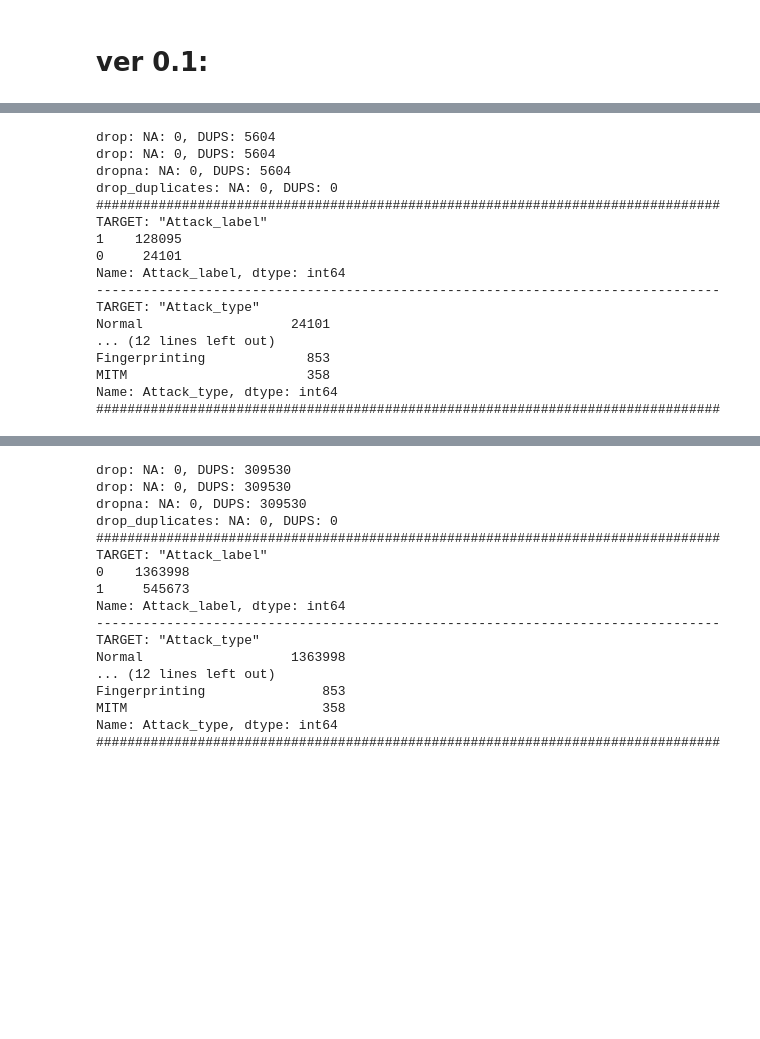
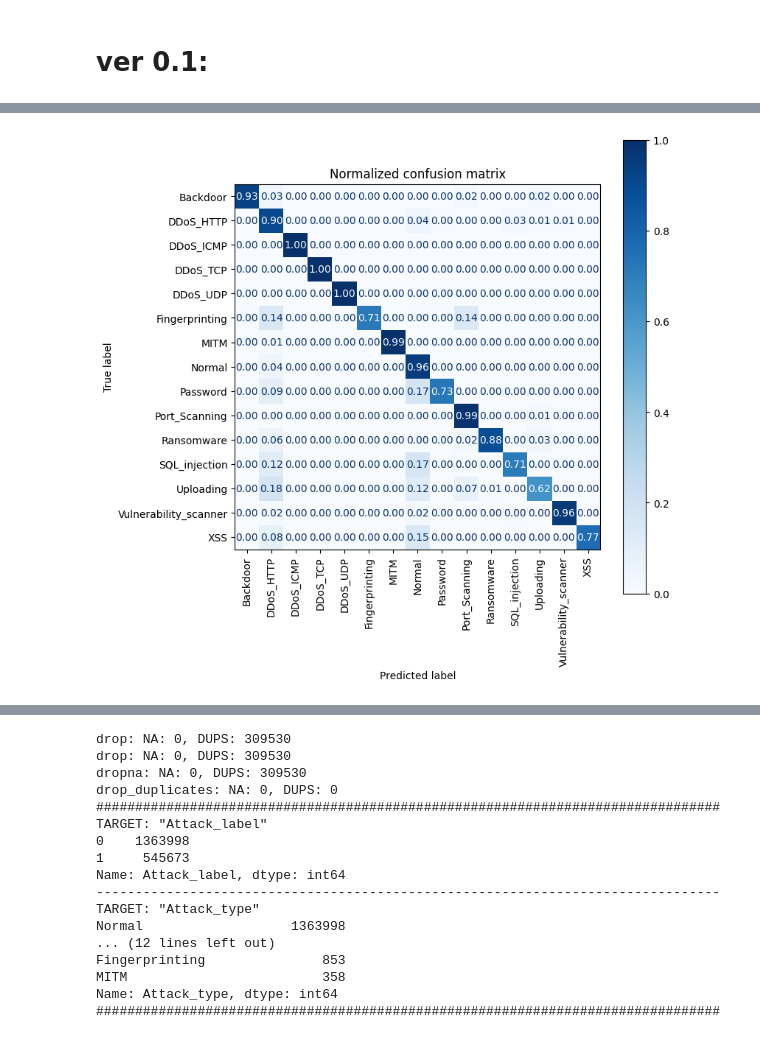
Before and after one commit to pro1710/ids, a Jupyter notebook: colab.ipynb, the cells around one changed output, grey strips where cells are left out. Drawn from its saved outputs; the diff is of its cells as text; code cells hidden in the pictures; blank space fills up the shorter version.

```diff
--- a/colab.ipynb
+++ b/colab.ipynb
@@ -670,3 +641,52 @@ precision |   0.77   |   0.99   |   0.57   |   1.00   |   1.00   |   1.00   |
 {'Backdoor': {'precision': 0.994942196531792, 'recall': 0.9307198377830348, 'f1-score': 0.961760083813515, 'support': 2959}, 'DDoS_HTTP': {'precision': 0.5727181544633901, 'recall': 0.9066370276278184 ...
 # %% [markdown]
 # ver 0.1:
+# %%
+
+
+# 15 class
+
+df  = prepare_dataset_v01(path_to_dataset)
+
+X_train, X_test, y_train, y_test = dataset_split(df, target_label_15_class)
+
+if False:
+    tree_param = {'criterion':['gini','entropy', 'log_loss'],
+                'max_depth':[4,5,6,7,8,16,32,48,64,80,96,124,148]}
+
+    dt_cls = DecisionTreeClassifier(random_state=SEED)
+    grid_search = GridSearchCV(dt_cls, tree_param, verbose=3)
+
+    grid_search.fit(X_train, y_train)
+
+    print('Tuned:')
+    print('Parms: ', grid_search.best_params_)
+    print('Score:', grid_search.best_score_)
+
+    dt_cls = grid_search.best_estimator_
+else:
+    best_params = {'criterion': 'entropy', 'max_depth': 16}
+    dt_cls = DecisionTreeClassifier(**best_params, random_state=SEED)
+
+dt_cls.fit(X_train, y_train)
+y_train_predict = dt_cls.predict(X_train)
+y_test_predict = dt_cls.predict(X_test)
+
+report_15(y_train, y_train_predict, y_test, y_test_predict)
+
+title='Normalized confusion matrix'
+
+disp = ConfusionMatrixDisplay.from_predictions(
+    y_test,
+    y_test_predict,
+    # display_labels=Attack_type_classes,
+    cmap=plt.cm.Blues,
+    normalize='true',
+    values_format='.2f'
+)
+disp.ax_.set_title(title)
+disp.figure_.set_size_inches(8, 8, forward=True)
+
+plt.xticks(rotation=90)
+plt.show()
+# %% [output]
@@ -673,22 +709,5 @@ precision |   0.77   |   0.99   |   0.57   |   1.00   |   1.00   |   1.00   |
+[figure, added]
 # %%
-df = ids_common.prepare_dataset(path_to_dataset)
+df = prepare_dataset_v01(path_to_dataset)
 df.drop(df[df['Attack_label'] == 0].index, inplace=True)
 df.reset_index(drop=True, inplace=True)
-# %% [output]
-drop: NA: 0, DUPS: 5604
-drop: NA: 0, DUPS: 5604
-dropna: NA: 0, DUPS: 5604
-drop_duplicates: NA: 0, DUPS: 0
-################################################################################
-TARGET: "Attack_label"
-1    128095
-0     24101
-Name: Attack_label, dtype: int64
---------------------------------------------------------------------------------
-TARGET: "Attack_type"
-Normal                   24101
-... (12 lines left out)
-Fingerprinting             853
-MITM                       358
-Name: Attack_type, dtype: int64
-################################################################################
```
Also changed, not shown: parts of 13 cells of this notebook.
